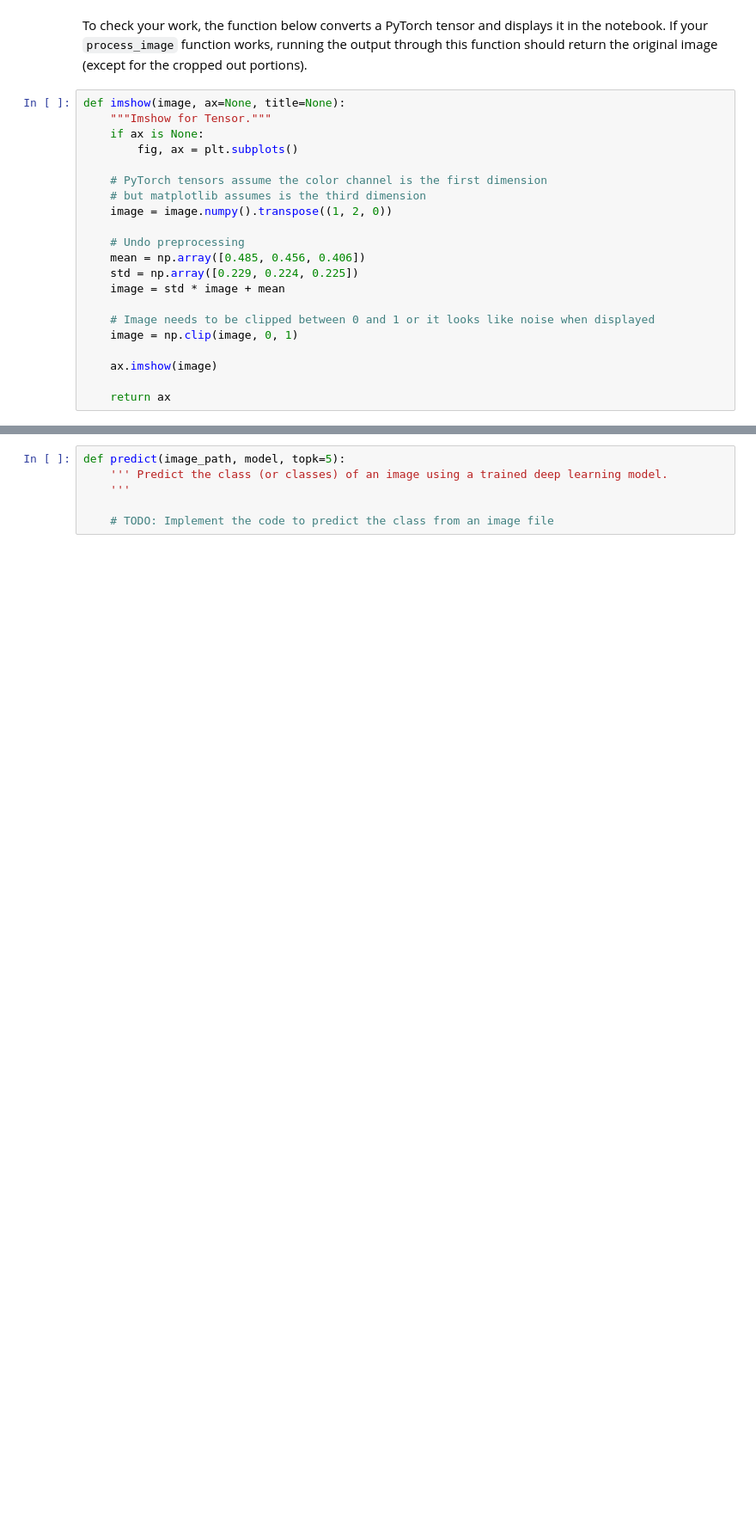
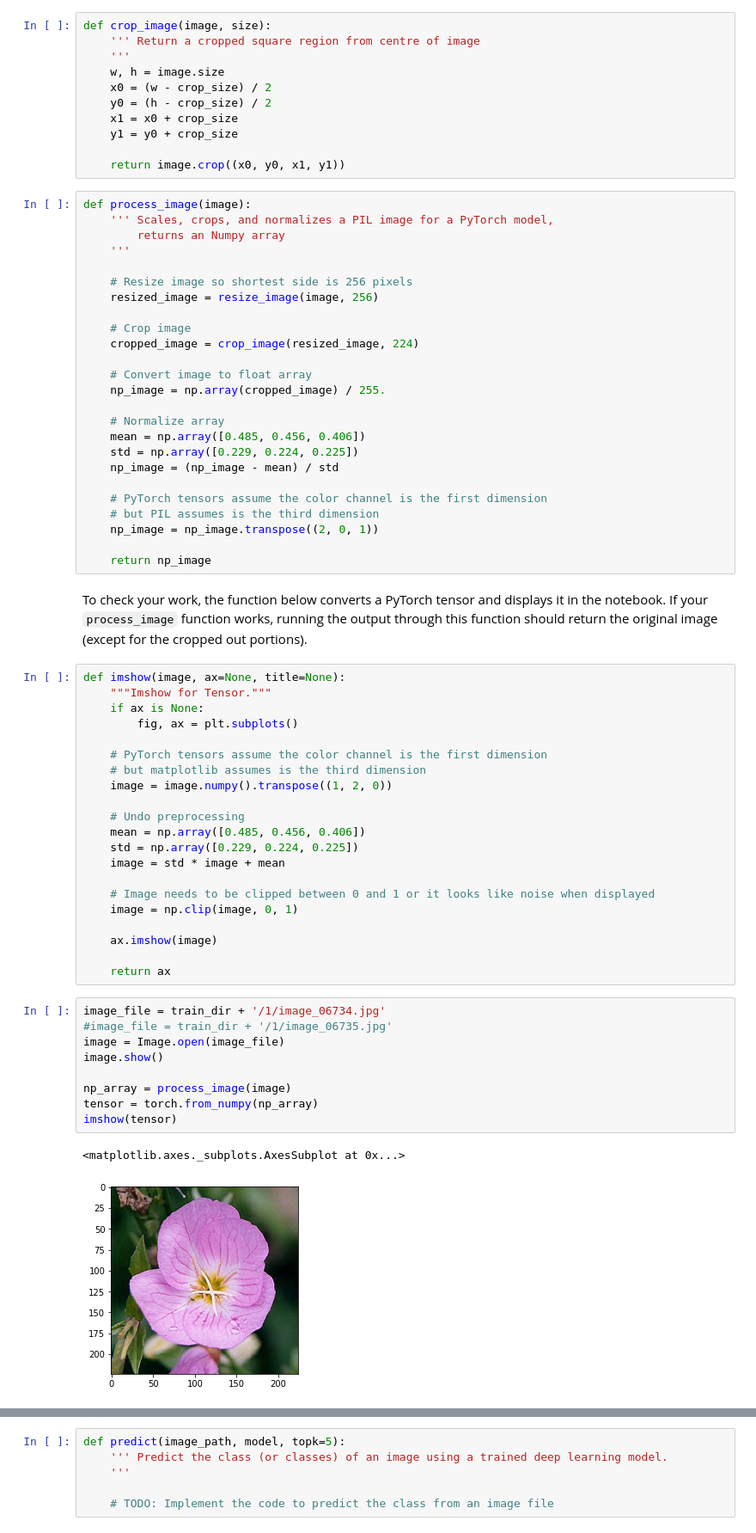
Before and after one commit to craig-martinson/aipnd-project, a Jupyter notebook: Image Classifier Project.ipynb, the cells around one changed output, grey strips where cells are left out. Shown at 86% size. Drawn from its saved outputs; the diff is of its cells as text; blank space fills up the shorter version.

Commit message:
Added image processing

```diff
--- a/Image Classifier Project.ipynb
+++ b/Image Classifier Project.ipynb
@@ -311,3 +333,39 @@ def process_image(image):
+# %%
+def crop_image(image, size):
+    ''' Return a cropped square region from centre of image
+    '''
+    w, h = image.size
+    x0 = (w - crop_size) / 2
+    y0 = (h - crop_size) / 2
+    x1 = x0 + crop_size
+    y1 = y0 + crop_size
+
+    return image.crop((x0, y0, x1, y1))
+# %%
+def process_image(image):
+    ''' Scales, crops, and normalizes a PIL image for a PyTorch model,
+        returns an Numpy array
+    '''
+
+    # Resize image so shortest side is 256 pixels
+    resized_image = resize_image(image, 256)
+
+    # Crop image
+    cropped_image = crop_image(resized_image, 224)
+
+    # Convert image to float array
+    np_image = np.array(cropped_image) / 255.
+
+    # Normalize array
+    mean = np.array([0.485, 0.456, 0.406])
+    std = np.array([0.229, 0.224, 0.225])
+    np_image = (np_image - mean) / std
+
+    # PyTorch tensors assume the color channel is the first dimension
+    # but PIL assumes is the third dimension
+    np_image = np_image.transpose((2, 0, 1))
+
+    return np_image
 # %% [markdown]
 To check your work, the function below converts a PyTorch tensor and displays it in the notebook. If your `process_image` function works, running the output through this function should return the original image (except for the cropped out portions).
 # %%
@@ -331,3 +389,15 @@ def imshow(image, ax=None, title=None):
     ax.imshow(image)
 
     return ax
+# %%
+image_file = train_dir + '/1/image_06734.jpg'
+#image_file = train_dir + '/1/image_06735.jpg'
+image = Image.open(image_file)
+image.show()
+
+np_array = process_image(image)
+tensor = torch.from_numpy(np_array)
+imshow(tensor)
+# %% [output]
+<matplotlib.axes._subplots.AxesSubplot at 0x...>
+[figure, added]
```
Also changed, not shown: parts of 11 cells of this notebook, 2 other files.
